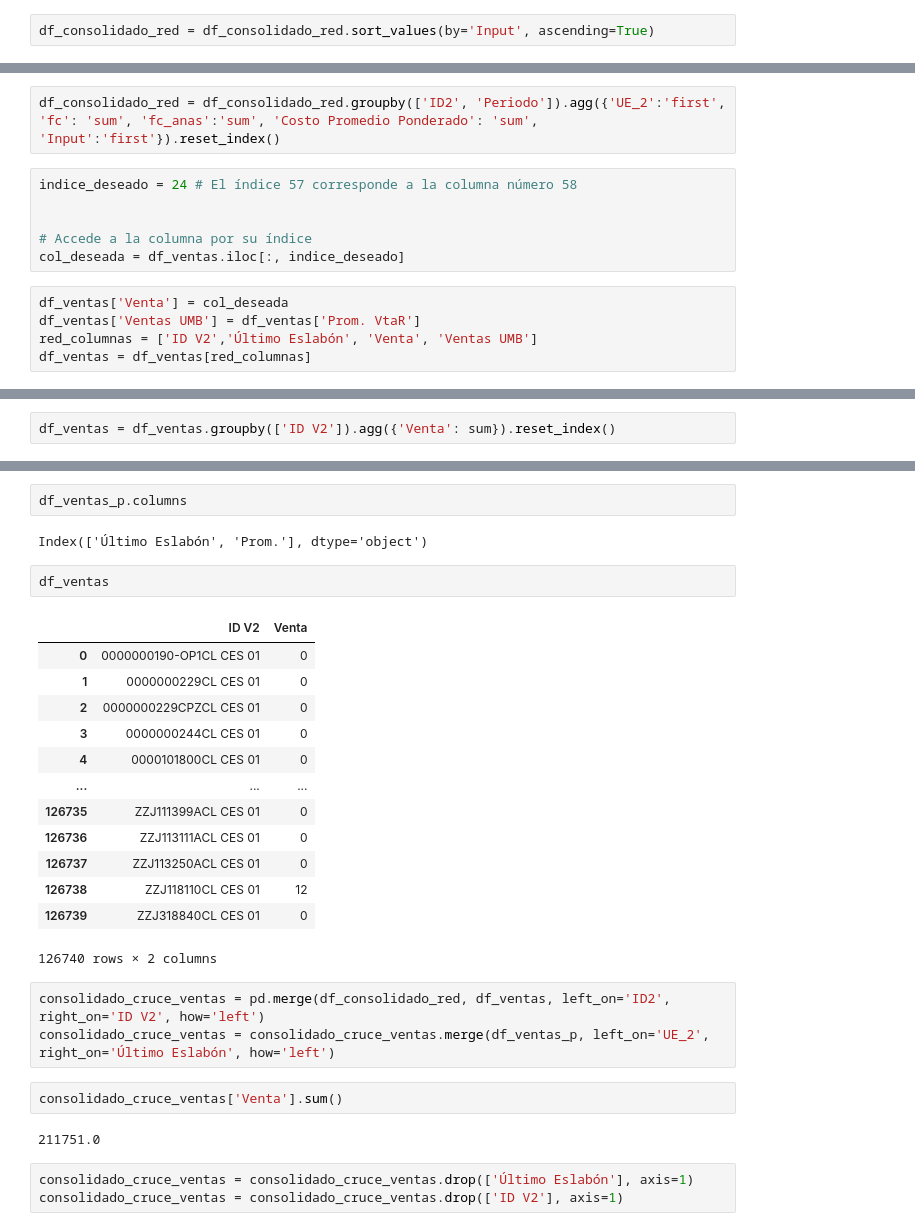
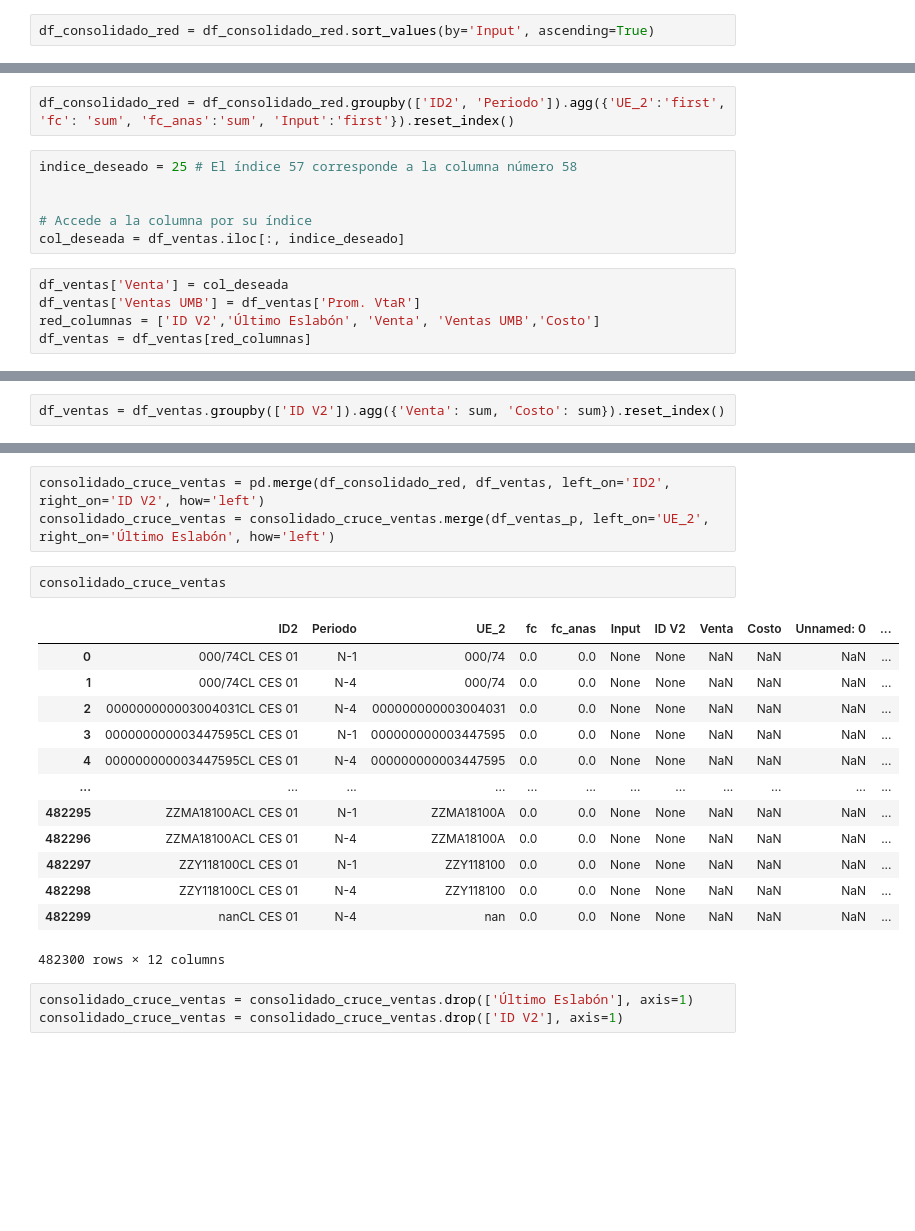
Before and after one commit to lukasravlic/fc_error_oem, a Jupyter notebook: fc_error_oem.ipynb, the cells around one changed output, grey strips where cells are left out. Drawn from its saved outputs; the diff is of its cells as text; blank space fills up the shorter version.

```diff
--- a/fc_error_oem.ipynb
+++ b/fc_error_oem.ipynb
@@ -330,7 +248,7 @@ df_consolidado_red.shape
 # %%
-df_consolidado_red = df_consolidado_red.groupby(['ID2', 'Periodo']).agg({'UE_2':'first', 'fc': 'sum', 'fc_anas':'sum', 'Costo Promedio Ponderado': 'sum', 'Input':'first'}).reset_index()
+df_consolidado_red = df_consolidado_red.groupby(['ID2', 'Periodo']).agg({'UE_2':'first', 'fc': 'sum', 'fc_anas':'sum', 'Input':'first'}).reset_index()
 # %%
-indice_deseado = 24 # El índice 57 corresponde a la columna número 58
+indice_deseado = 25 # El índice 57 corresponde a la columna número 58
 
 
 # Accede a la columna por su índice
@@ -338,7 +256,7 @@ col_deseada = df_ventas.iloc[:, indice_deseado]
 # %%
 df_ventas['Venta'] = col_deseada
 df_ventas['Ventas UMB'] = df_ventas['Prom. VtaR']
-red_columnas = ['ID V2','Último Eslabón', 'Venta', 'Ventas UMB']
+red_columnas = ['ID V2','Último Eslabón', 'Venta', 'Ventas UMB','Costo']
 df_ventas = df_ventas[red_columnas]
 # %%
 df_ventas['Venta'].sum()
@@ -351,2 +265,2 @@ df_ventas['Venta'].sum()
 # %%
-df_ventas = df_ventas.groupby(['ID V2']).agg({'Venta': sum}).reset_index()
+df_ventas = df_ventas.groupby(['ID V2']).agg({'Venta': sum, 'Costo': sum}).reset_index()
@@ -373,30 +267,22 @@ df_ventas_p
-# %%
-df_ventas_p.columns
-# %% [output]
-Index(['Último Eslabón', 'Prom.'], dtype='object')
-# %%
-df_ventas
-# %% [output]
-|  | ID V2 | Venta |
-| 0 | 0000000190-OP1CL CES 01 | 0 |
-| 1 | 0000000229CL CES 01 | 0 |
-| 2 | 0000000229CPZCL CES 01 | 0 |
-| 3 | 0000000244CL CES 01 | 0 |
-| 4 | 0000101800CL CES 01 | 0 |
-| ... | ... | ... |
-| 126735 | ZZJ111399ACL CES 01 | 0 |
-| 126736 | ZZJ113111ACL CES 01 | 0 |
-| 126737 | ZZJ113250ACL CES 01 | 0 |
-| 126738 | ZZJ118110CL CES 01 | 12 |
-| 126739 | ZZJ318840CL CES 01 | 0 |
-126740 rows × 2 columns
 # %%
 consolidado_cruce_ventas = pd.merge(df_consolidado_red, df_ventas, left_on='ID2', right_on='ID V2', how='left')
 consolidado_cruce_ventas = consolidado_cruce_ventas.merge(df_ventas_p, left_on='UE_2', right_on='Último Eslabón', how='left')
 # %%
-consolidado_cruce_ventas['Venta'].sum()
+consolidado_cruce_ventas
 # %% [output]
+|  | ID2 | Periodo | UE_2 | fc | fc_anas | Input | ID V2 | Venta | Costo | Unnamed: 0 | ... |
+| 0 | 000/74CL CES 01 | N-1 | 000/74 | 0.0 | 0.0 | None | None | NaN | NaN | NaN | ... |
+| 1 | 000/74CL CES 01 | N-4 | 000/74 | 0.0 | 0.0 | None | None | NaN | NaN | NaN | ... |
+| 2 | 000000000003004031CL CES 01 | N-4 | 000000000003004031 | 0.0 | 0.0 | None | None | NaN | NaN | NaN | ... |
+| 3 | 000000000003447595CL CES 01 | N-1 | 000000000003447595 | 0.0 | 0.0 | None | None | NaN | NaN | NaN | ... |
+| 4 | 000000000003447595CL CES 01 | N-4 | 000000000003447595 | 0.0 | 0.0 | None | None | NaN | NaN | NaN | ... |
+| ... | ... | ... | ... | ... | ... | ... | ... | ... | ... | ... | ... |
+| 482295 | ZZMA18100ACL CES 01 | N-1 | ZZMA18100A | 0.0 | 0.0 | None | None | NaN | NaN | NaN | ... |
+| 482296 | ZZMA18100ACL CES 01 | N-4 | ZZMA18100A | 0.0 | 0.0 | None | None | NaN | NaN | NaN | ... |
+| 482297 | ZZY118100CL CES 01 | N-1 | ZZY118100 | 0.0 | 0.0 | None | None | NaN | NaN | NaN | ... |
+| 482298 | ZZY118100CL CES 01 | N-4 | ZZY118100 | 0.0 | 0.0 | None | None | NaN | NaN | NaN | ... |
+| 482299 | nanCL CES 01 | N-4 | nan | 0.0 | 0.0 | None | None | NaN | NaN | NaN | ... |
-211751.0
+482300 rows × 12 columns
 # %%
 consolidado_cruce_ventas = consolidado_cruce_ventas.drop(['Último Eslabón'], axis=1)
 consolidado_cruce_ventas = consolidado_cruce_ventas.drop(['ID V2'], axis=1)
```
Also changed, not shown: parts of 56 cells of this notebook, 7 other files.
